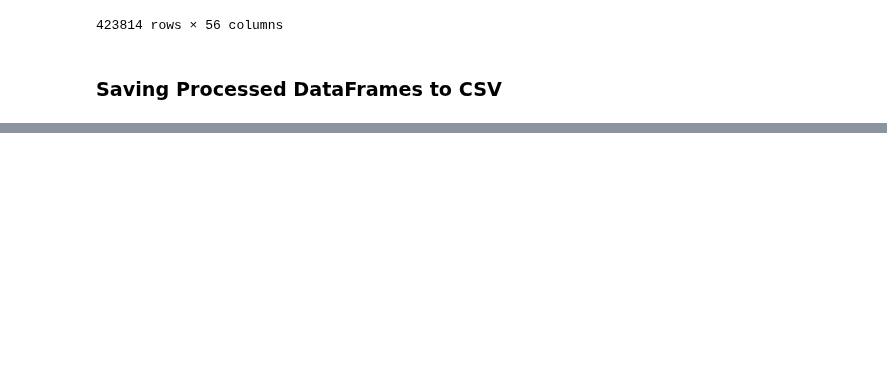
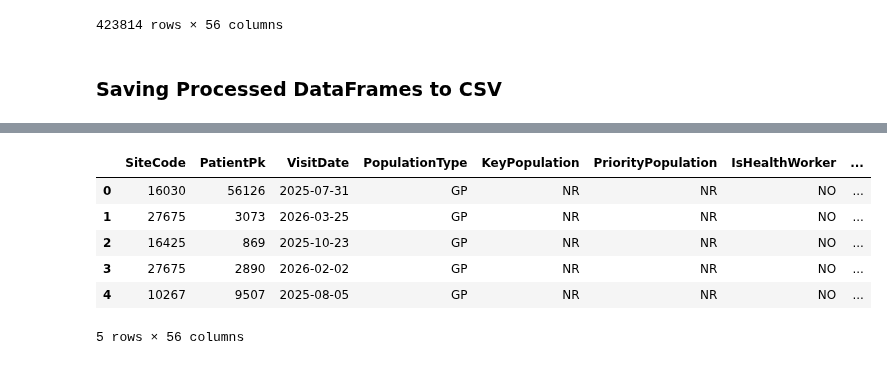
Before and after one commit to FridaOyucho/HTS-Model-, a Jupyter notebook: HTSModelDataPrep26082026.ipynb, the cells around one changed output, grey strips where cells are left out. Saved outputs shown, nothing was run; the diff lists cells and outputs as text; code cells hidden in the pictures; blank space fills up the shorter version.

```diff
--- a/HTSModelDataPrep26082026.ipynb
+++ b/HTSModelDataPrep26082026.ipynb
@@ -3186,0 +3192,10 @@ files.download("test_simple.csv")
+# %%
+hts.head()
+# %% [output]
+|  | SiteCode | PatientPk | VisitDate | PopulationType | KeyPopulation | PriorityPopulation | IsHealthWorker | ... |
+| 0 | 16030 | 56126 | 2025-07-31 | GP | NR | NR | NO | ... |
+| 1 | 27675 | 3073 | 2026-03-25 | GP | NR | NR | NO | ... |
+| 2 | 16425 | 869 | 2025-10-23 | GP | NR | NR | NO | ... |
+| 3 | 27675 | 2890 | 2026-02-02 | GP | NR | NR | NO | ... |
+| 4 | 10267 | 9507 | 2025-08-05 | GP | NR | NR | NO | ... |
+5 rows × 56 columns
```
Also changed, not shown: parts of 9 cells of this notebook.
